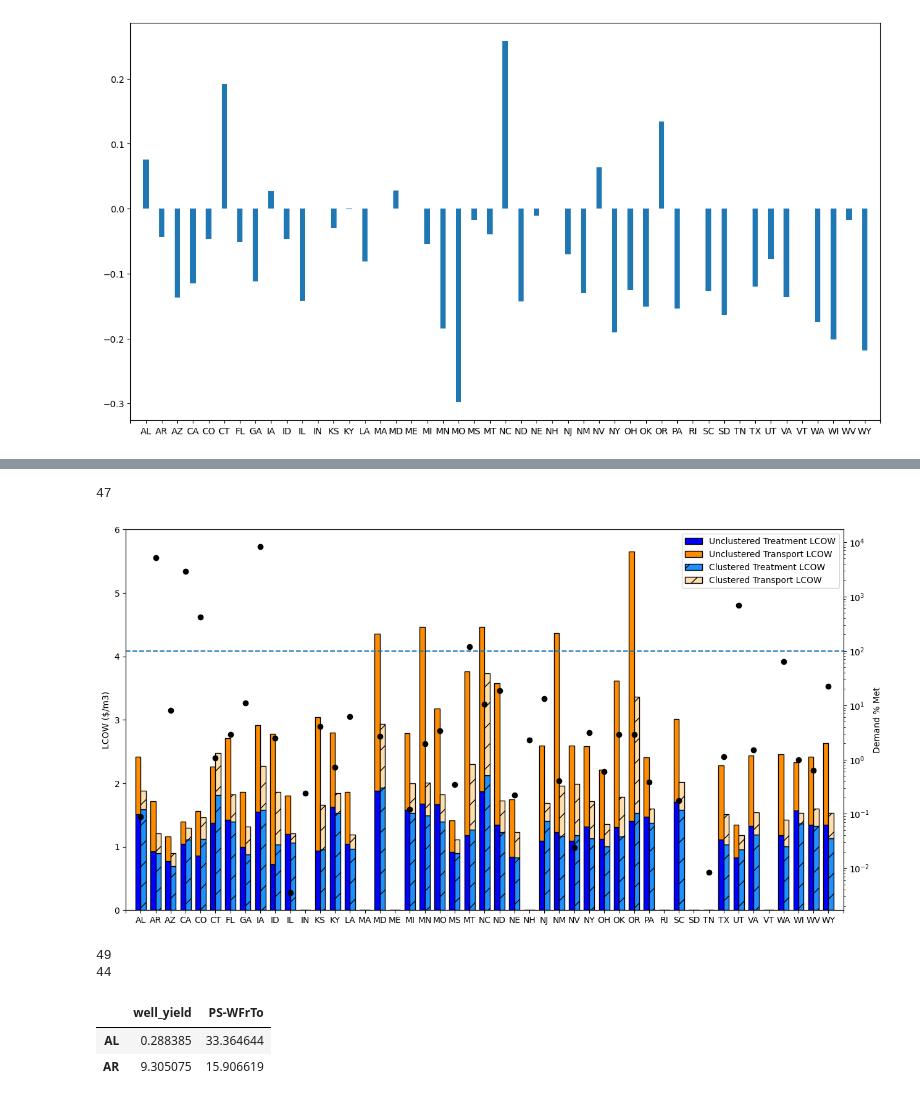
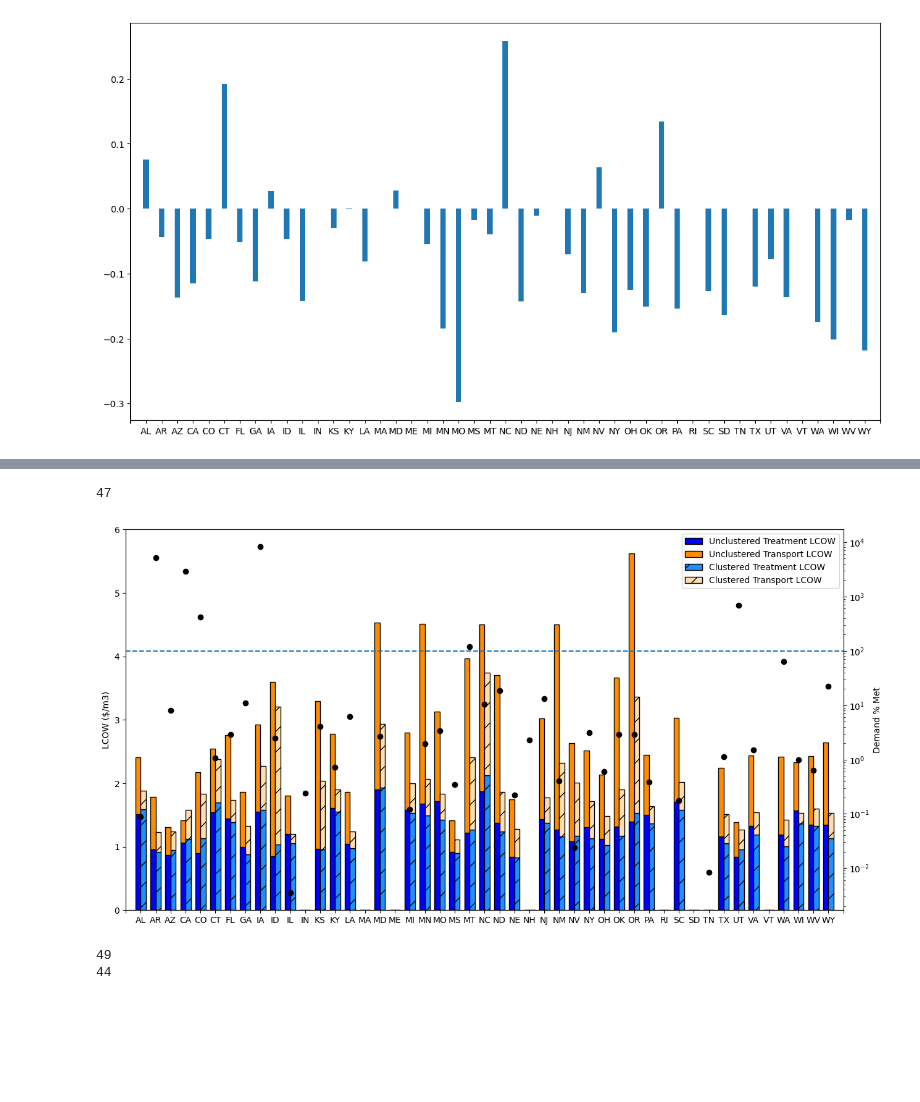
Before and after one commit to MuktaHardikar/WaterTAP3, a Jupyter notebook: watertap3/watertap3/brackish_results_summary.ipynb, the cells around one changed output, grey strips where cells are left out. Drawn from its saved outputs; the diff is of its cells as text; code cells hidden in the pictures; blank space fills up the shorter version.

```diff
--- a/watertap3/watertap3/brackish_results_summary.ipynb
+++ b/watertap3/watertap3/brackish_results_summary.ipynb
@@ -436,7 +438,7 @@ pp_state_df = pp_state_df.sort_values('state_alpha')
 # %%
 # Plot power plant economy of scale for unclustered and clustered combined
 
-pp_economy_of_scale_df = pd.read_excel(r'\Users\mhardika\Documents\AMO\Analysis Data Files\Power\pp_economy_of_scale.xlsx')
+pp_economy_of_scale_df = pd.read_excel(r'\Users\mhardika\Documents\AMO\Analysis Data Files\Power\pp_economy_of_scale_v2.xlsx')
 pp_economy_of_scale_df = pp_economy_of_scale_df.fillna(0)
 # pp_economy_of_scale_df.head(10)
 pp_economy_of_scale_df = pp_economy_of_scale_df.sort_values('state_alpha')
@@ -444,34 +446,34 @@ pp_economy_of_scale_df = pp_economy_of_scale_df.sort_values('state_alpha')
 fig, ax = plt.subplots(figsize=(15,8))
 x = np.array(range(0,len(pp_economy_of_scale_df['state_alpha'])))
 ax.bar(x-0.35/2, pp_economy_of_scale_df['unclustered_treatment_lcow'],width = 0.35, label = 'Unclustered Treatment LCOW',color = 'blue', edgecolor='black')
 ax.bar(x-0.35/2, pp_economy_of_scale_df['unclustered_transport_lcow'], bottom = pp_economy_of_scale_df['unclustered_treatment_lcow'],width = 0.35, label = 'Unclustered Transport LCOW',color = 'darkorange', edgecolor='black')
 
 ax.bar(x+0.35/2, pp_economy_of_scale_df['clustered_treatment_lcow'],width = 0.35, label = 'Clustered Treatment LCOW', color = 'dodgerblue', hatch = '/', edgecolor='black')
 ax.bar(x+0.35/2, pp_economy_of_scale_df['clustered_transport_lcow'], bottom = pp_economy_of_scale_df['clustered_treatment_lcow'],width = 0.35, label = 'Clustered Transport LCOW', color = 'navajowhite',hatch = '/', edgecolor='black')
 ax.legend()
 
 ticklabels = np.concatenate(([' '],pp_economy_of_scale_df['state_alpha'],[' ']))
 ax.set_xticklabels(ticklabels)
 ax.set_xlim([-1,47])
 ax.xaxis.set_major_locator(plt.MaxNLocator(len(pp_economy_of_scale_df['state_alpha'])+1))
 print(len(pp_economy_of_scale_df['state_alpha']))
 ax.set_ylim([0,6])
 ax.set_ylabel('LCOW ($/m3)')
 
 # Plot the demand fraction that can be met state wise
 state_list = state_alpha_list
 pp_demand_list = pp_demand_list
 brackish_avail = brackish_avail_list
 demand_frac_met = np.divide(brackish_avail_list,pp_demand_list)
 
 ax1 = ax.twinx()
 ax1.scatter(x,demand_frac_met*100,color = 'black')
 ax1.set_ylabel('Demand % Met')
 ax1.axhline(100, linestyle = '--')
 ax1.set_yscale('log')
 # %% [output]
 47
-[figure, old version]
+[figure, new version]
 # %%
 # Water demand as a function of state
 ps_demand = pd.read_csv(r'C:\Users\mhardika\Documents\AMO\Analysis Data Files\Public Supply\USGS_pubsupply_metric.csv')
@@ -482,11 +484,9 @@ print(len(ps_demand_by_state))
 bw_avail_list = bw_df.groupby('state_alpha')['well_yield'].sum().to_frame()
 print(len(bw_avail_list))
 
-common_states = bw_avail_list.merge(ps_demand_by_state, left_index=True,right_index=True)
-common_states.head(2)
+common_states = ps_demand_by_state.merge(bw_avail_list, how = 'left', left_index= True, right_index=True)
+common_states = common_states.drop(['DC','DE'])
+# common_states
 # %% [output]
 49
 44
-|  | well_yield | PS-WFrTo |
-| AL | 0.288385 | 33.364644 |
-| AR | 9.305075 | 15.906619 |
```
Also changed, not shown: parts of 6 cells of this notebook, 4 other files.
